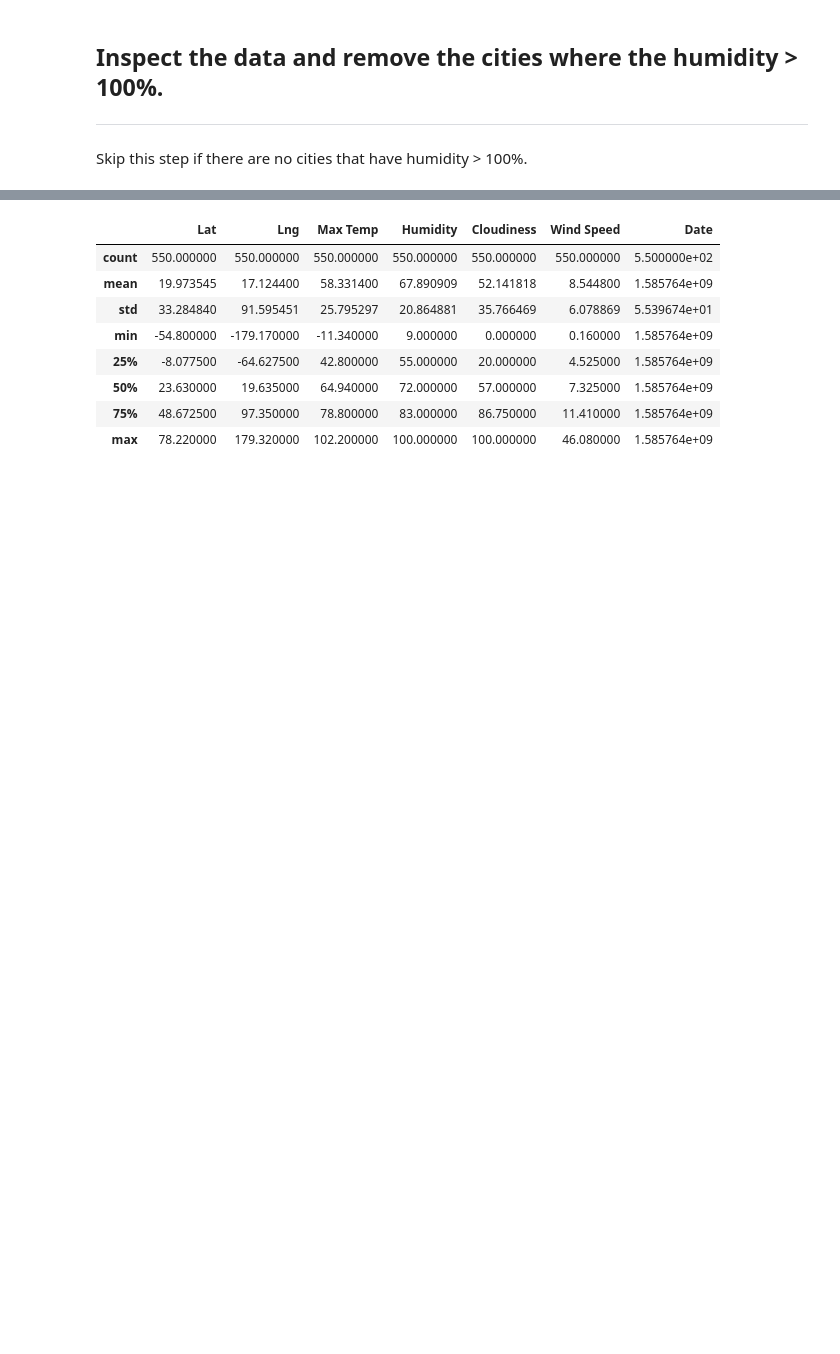
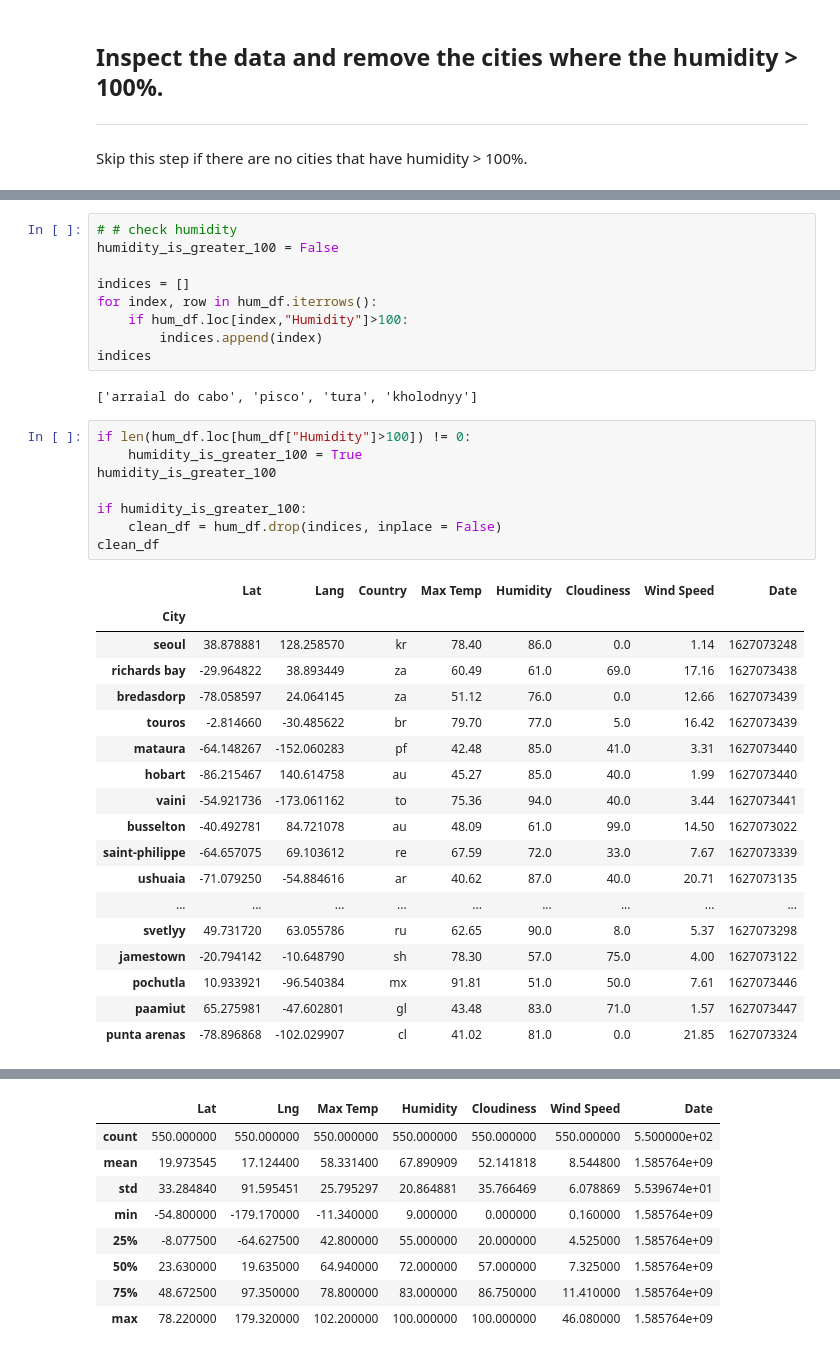
Before and after one commit to GalynaM/python-APIs-challenge, a Jupyter notebook: WeatherPy.ipynb, the cells around one changed output, grey strips where cells are left out. Saved outputs shown, nothing was run; the diff lists cells and outputs as text; blank space fills up the shorter version.

Commit message:
DataFrame cleaning added

```diff
--- a/WeatherPy.ipynb
+++ b/WeatherPy.ipynb
@@ -327,0 +342,38 @@ True
+# %%
+# # check humidity
+humidity_is_greater_100 = False
+
+indices = []
+for index, row in hum_df.iterrows():
+    if hum_df.loc[index,"Humidity"]>100:
+        indices.append(index)
+indices
+# %% [output]
+['arraial do cabo', 'pisco', 'tura', 'kholodnyy']
+# %%
+if len(hum_df.loc[hum_df["Humidity"]>100]) != 0:
+    humidity_is_greater_100 = True
+humidity_is_greater_100
+
+if humidity_is_greater_100:
+    clean_df = hum_df.drop(indices, inplace = False)
+clean_df
+# %% [output]
+|  | Lat | Lang | Country | Max Temp | Humidity | Cloudiness | Wind Speed | Date |
+| City |  |  |  |  |  |  |  |  |
+| seoul | 38.878881 | 128.258570 | kr | 78.40 | 86.0 | 0.0 | 1.14 | 1627073248 |
+| richards bay | -29.964822 | 38.893449 | za | 60.49 | 61.0 | 69.0 | 17.16 | 1627073438 |
+| bredasdorp | -78.058597 | 24.064145 | za | 51.12 | 76.0 | 0.0 | 12.66 | 1627073439 |
+| touros | -2.814660 | -30.485622 | br | 79.70 | 77.0 | 5.0 | 16.42 | 1627073439 |
+| mataura | -64.148267 | -152.060283 | pf | 42.48 | 85.0 | 41.0 | 3.31 | 1627073440 |
+| hobart | -86.215467 | 140.614758 | au | 45.27 | 85.0 | 40.0 | 1.99 | 1627073440 |
+| vaini | -54.921736 | -173.061162 | to | 75.36 | 94.0 | 40.0 | 3.44 | 1627073441 |
+| busselton | -40.492781 | 84.721078 | au | 48.09 | 61.0 | 99.0 | 14.50 | 1627073022 |
+| saint-philippe | -64.657075 | 69.103612 | re | 67.59 | 72.0 | 33.0 | 7.67 | 1627073339 |
+| ushuaia | -71.079250 | -54.884616 | ar | 40.62 | 87.0 | 40.0 | 20.71 | 1627073135 |
+| ... | ... | ... | ... | ... | ... | ... | ... | ... |
+| svetlyy | 49.731720 | 63.055786 | ru | 62.65 | 90.0 | 8.0 | 5.37 | 1627073298 |
+| jamestown | -20.794142 | -10.648790 | sh | 78.30 | 57.0 | 75.0 | 4.00 | 1627073122 |
+| pochutla | 10.933921 | -96.540384 | mx | 91.81 | 51.0 | 50.0 | 7.61 | 1627073446 |
+| paamiut | 65.275981 | -47.602801 | gl | 43.48 | 83.0 | 71.0 | 1.57 | 1627073447 |
+| punta arenas | -78.896868 | -102.029907 | cl | 41.02 | 81.0 | 0.0 | 21.85 | 1627073324 |
```
Also changed, not shown: parts of 3 cells of this notebook, 1 other file.
